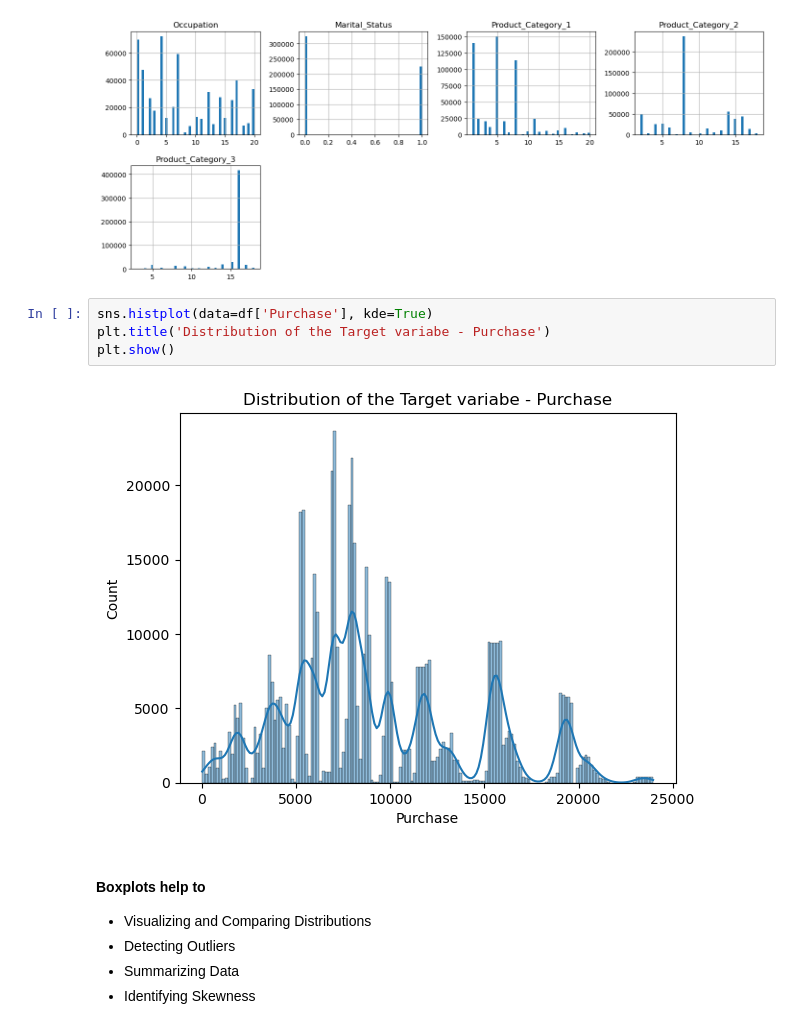
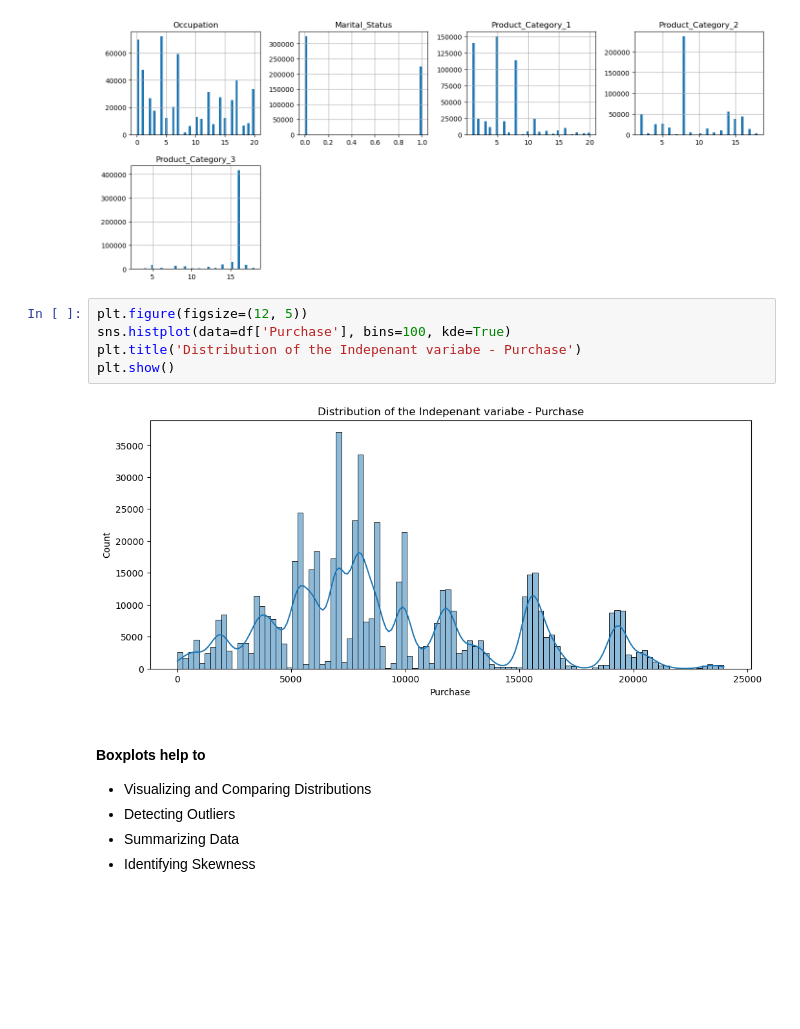
Before and after one commit to tharangachaminda/Black_Friday_Purchase, a Jupyter notebook: black_friday.ipynb, the cells around one changed output. Cells and saved outputs as stored; diff of their text form; blank space fills up the shorter version.

```diff
--- a/black_friday.ipynb
+++ b/black_friday.ipynb
@@ -258,11 +258,12 @@ plt.show()
 # %% [output]
 [figure]
 # %%
-sns.histplot(data=df['Purchase'], kde=True)
-plt.title('Distribution of the Target variabe - Purchase')
+plt.figure(figsize=(12, 5))
+sns.histplot(data=df['Purchase'], bins=100, kde=True)
+plt.title('Distribution of the Indepenant variabe - Purchase')
 plt.show()
 # %% [output]
-[figure, old version]
+[figure, new version]
 # %% [markdown]
 <h4>Boxplots help to</h4>
 <ul>
```
Also changed, not shown: parts of 14 cells of this notebook.
